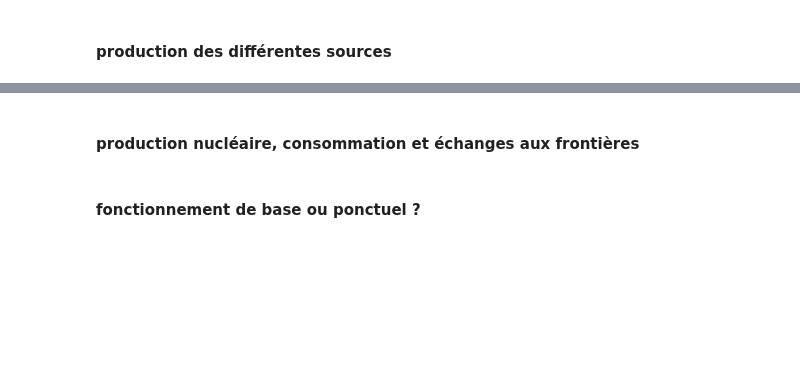
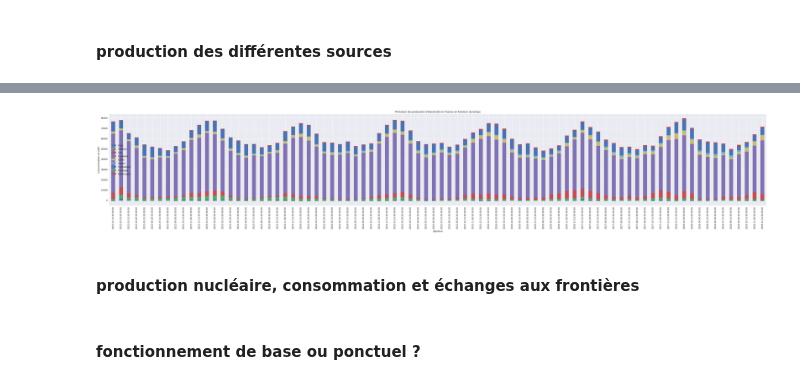
Before and after one commit to ManuLabricole/CDN-Statistique, a Jupyter notebook: Notebooks/Stat_descriptives_part2_mise_en_pratique.ipynb, the cells around one changed output, grey strips where cells are left out. Cells and saved outputs as stored; diff of their text form; code cells hidden in the pictures; blank space fills up the shorter version.

```diff
--- a/Notebooks/Stat_descriptives_part2_mise_en_pratique.ipynb
+++ b/Notebooks/Stat_descriptives_part2_mise_en_pratique.ipynb
@@ -599,20 +606,0 @@ df = df.groupby(pd.Grouper(key='Date', freq='W'))['Consommation']
-# %%
-plt.style.use('seaborn')
-fig = plt.figure(layout="tight", figsize=(10, 6))
-fig.suptitle("Consomation d'Energie en France (Semaine)", fontsize=20)
-ax = fig.subplots()
-ax.fill(df_n["Consommation"].resample("W").mean())
-#ax2.plot(df_n.resample("D").mean(), df_n["Consommation"].resample("D").mean())
-ax.set_xlabel("Années", loc="center", fontsize=15)
-ax.set_ylabel("Consommation", loc="center", fontsize=15)#, c=colors[color1])
-#ax.set_xlim([2010, 2022])
-#ax.set_xlabel("Années", loc="center")
-#ax.set_xlim([1900, 2021])
-#ax.set_ylabel("Nombre d'arbres plantés", loc="center", c=colors[color1])
-#ax.set_ylim([0, 32000])
-##ax.yaxis.label.set_color(colors["olivedrab"])
-#ax.set_ylabel('Abres cumulés', fontsize=20)
-#ax.tick_params(axis='y', colors=colors[color1], size=10, labelsize=12)
-#colors = mcolors.CSS4_COLORS
-#color1 = "olivedrab"
-#color2 = "mediumpurple"
@@ -655,3 +623,8 @@ fig.legend(["Arbres plantés", "Cumule arbres plantés"],loc=(0.68, 0.8))
+# %%
+liste_energie = ['Fioul', 'Charbon', 'Gaz', 'Nucléaire', 'Eolien', 'Solaire', 'Hydraulique', 'Pompage', 'Bioénergies']
+histx = df_n.groupby(pd.Grouper(freq="M")).mean().plot.bar(y=liste_energie,figsize=(50,7),title = "Prévision de production d'electricité en France en fonction du temps", ylabel = 'Consommation en MW', stacked=True)
+# %% [output]
+[figure, added]
 # %% [markdown]
 #### production nucléaire, consommation et échanges aux frontières
 # %% [markdown]
```
Also changed, not shown: parts of 14 cells of this notebook.
